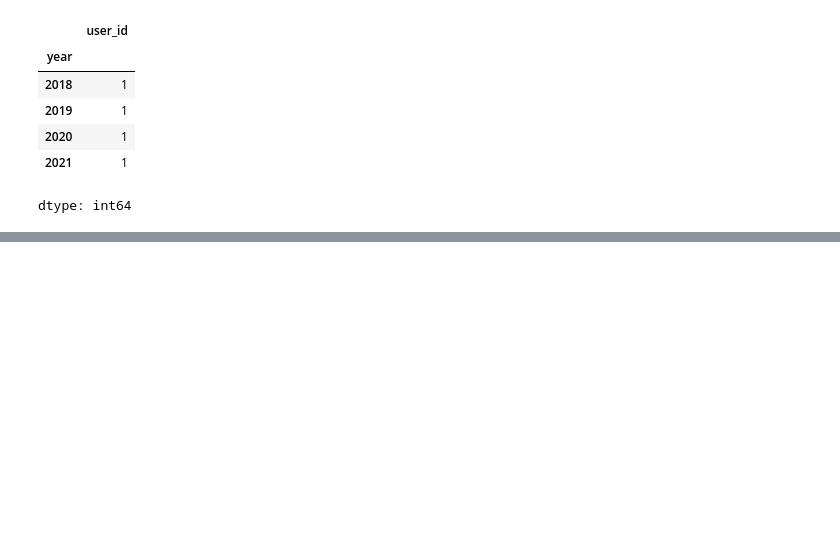
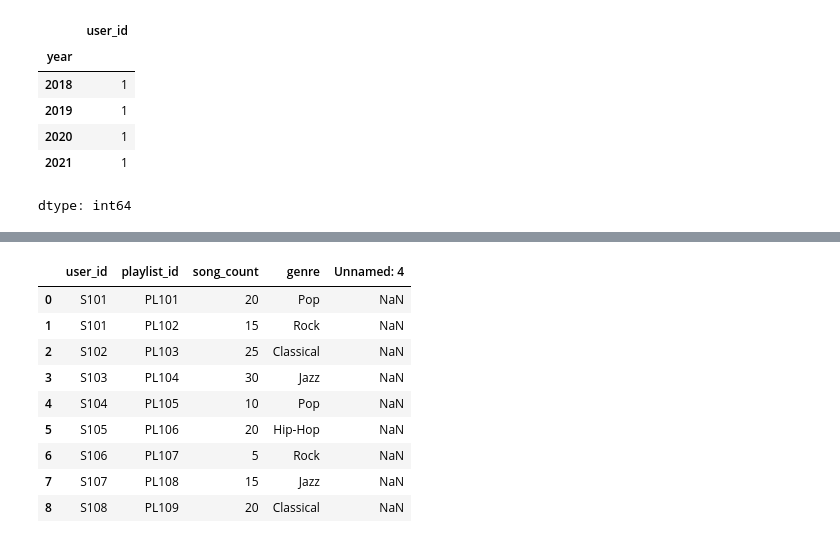
Before and after one commit to nehagovekar/100_DAYS_OF_MACHINE_LEARNING, a Jupyter notebook: Pandas_Practice_On_ProductCompanies.ipynb, the cells around one changed output, grey strips where cells are left out. Saved outputs shown, nothing was run; the diff lists cells and outputs as text; code cells hidden in the pictures; blank space fills up the shorter version.

```diff
--- a/Pandas_Practice_On_ProductCompanies.ipynb
+++ b/Pandas_Practice_On_ProductCompanies.ipynb
@@ -555,0 +699,13 @@ dtype: int64
+# %%
+df_playlists
+# %% [output]
+|  | user_id | playlist_id | song_count | genre | Unnamed: 4 |
+| 0 | S101 | PL101 | 20 | Pop | NaN |
+| 1 | S101 | PL102 | 15 | Rock | NaN |
+| 2 | S102 | PL103 | 25 | Classical | NaN |
+| 3 | S103 | PL104 | 30 | Jazz | NaN |
+| 4 | S104 | PL105 | 10 | Pop | NaN |
+| 5 | S105 | PL106 | 20 | Hip-Hop | NaN |
+| 6 | S106 | PL107 | 5 | Rock | NaN |
+| 7 | S107 | PL108 | 15 | Jazz | NaN |
+| 8 | S108 | PL109 | 20 | Classical | NaN |
```
Also changed, not shown: parts of 26 cells of this notebook.
